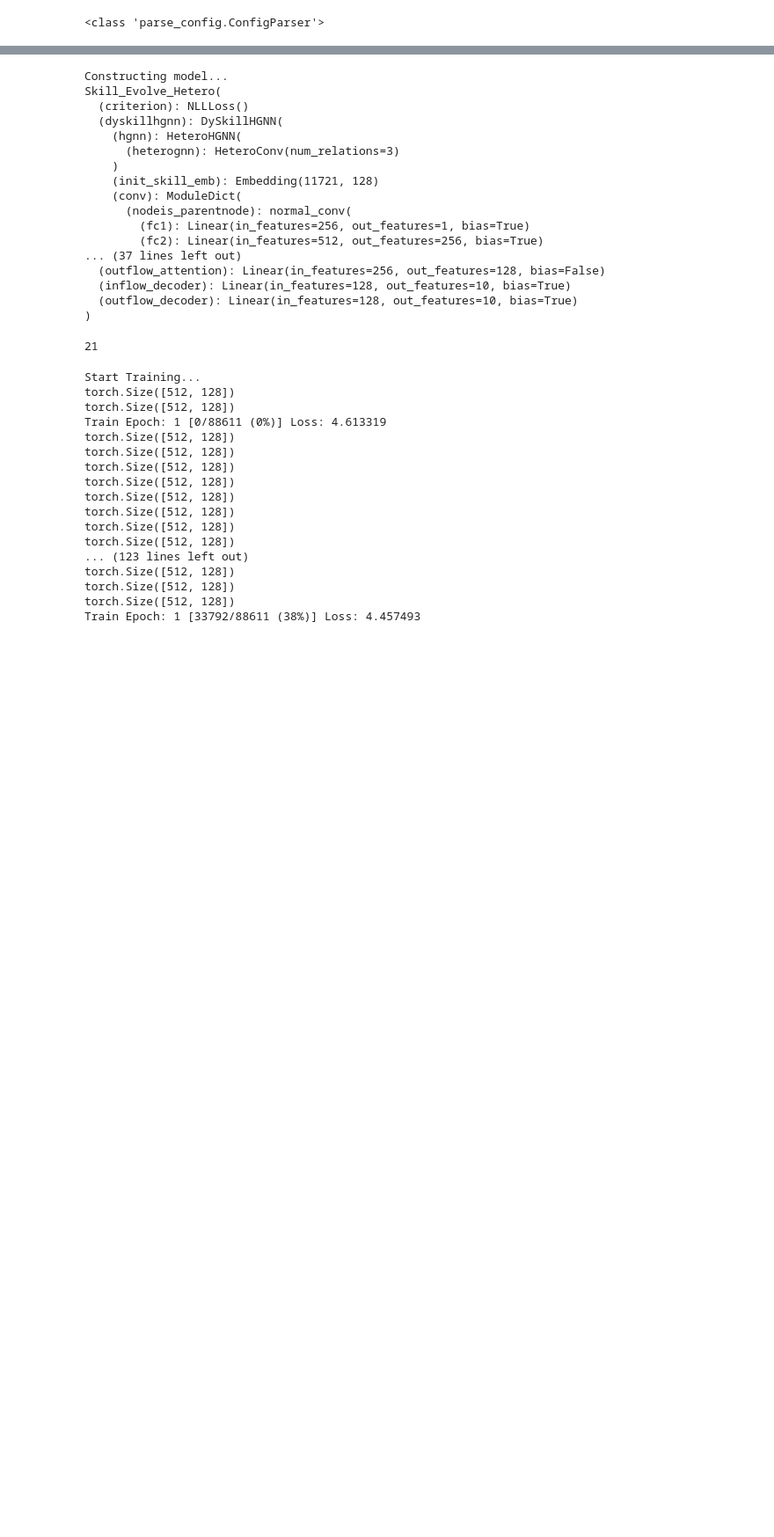
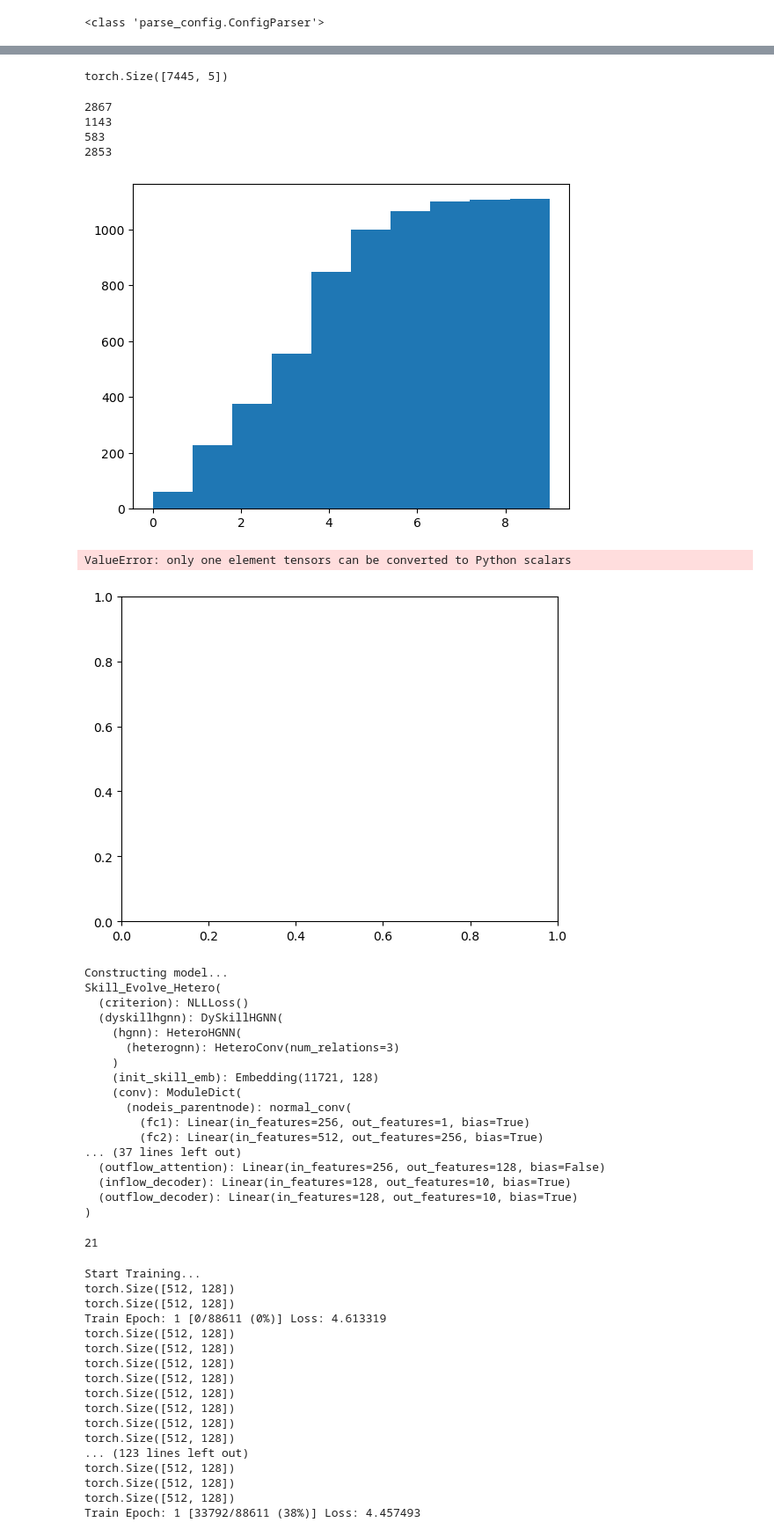
Before and after one commit to usail-hkust/Skill-Demand-Supply-Joint-Prediction, a Jupyter notebook: Test dataloader.ipynb, the cells around one changed output, grey strips where cells are left out. Shown at 88% size. Saved outputs shown, nothing was run; the diff lists cells and outputs as text; code cells hidden in the pictures; blank space fills up the shorter version.

Commit message:
updated model while cannot meet sota

```diff
--- a/Test dataloader.ipynb
+++ b/Test dataloader.ipynb
@@ -74,3 +77,41 @@ tensor([[-0.7610, -0.8069, -0.8232,  ..., -0.3436, -0.3436, -0.2357],
+# %%
+data_loader.dataset.data[0]['X'][0].shape
+# %% [output]
+torch.Size([7445, 5])
+# %%
+import networkx as nx
+from community import community_louvain
+# for i in data_loader.dataset.comm:
+#     print(len(i))
+graph_dir = "./data/7447_myGraph.gpickle"
+graph = nx.read_gpickle(graph_dir)
+# graph = from_networkx(graph, group_edge_attrs=['weight'])
+G2 = graph.to_undirected()
+comm =  community_louvain.partition_at_level(G2,5)
+# valid_data_loader.dataset.comm
+l = []
+for k in comm:
+    while comm[k]>=len(l):
+        l.append([])
+    l[comm[k]].append(k)
+print(l)
+# %% [output]
+2867
+1143
+583
+2853
+# %%
+y_list = [item['Y_Label'] for item in data_loader.dataset.data]
+# plt.scatter(*zip(*y_list))
+# plt.show()
+plt.hist(y_list[2][1],bins=10)
+plt.show()
+plt.hist([y[1] for y in y_list],bins=10)
+plt.show()
+# %% [output]
+[figure, added]
+ValueError: only one element tensors can be converted to Python scalars
+[figure, added]
 # %%
 
 # build model architecture, then print to console
```
Also changed, not shown: parts of 5 cells of this notebook, 31 other files.
